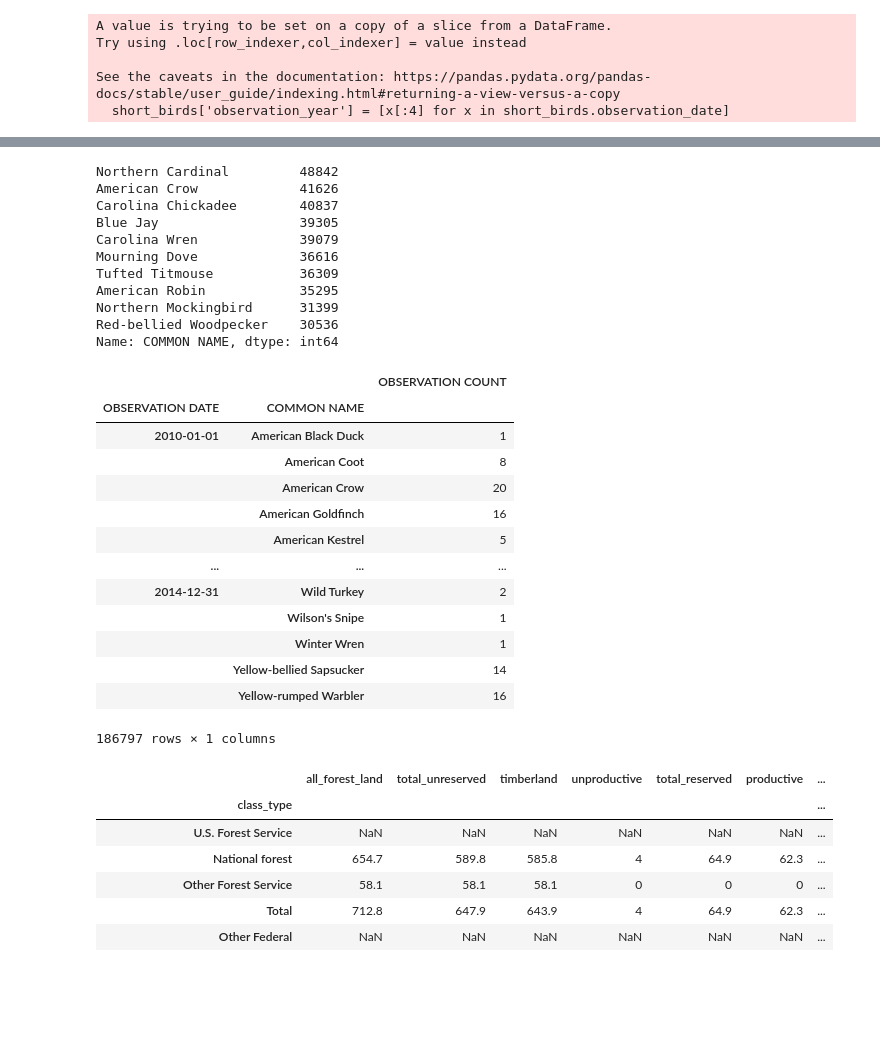
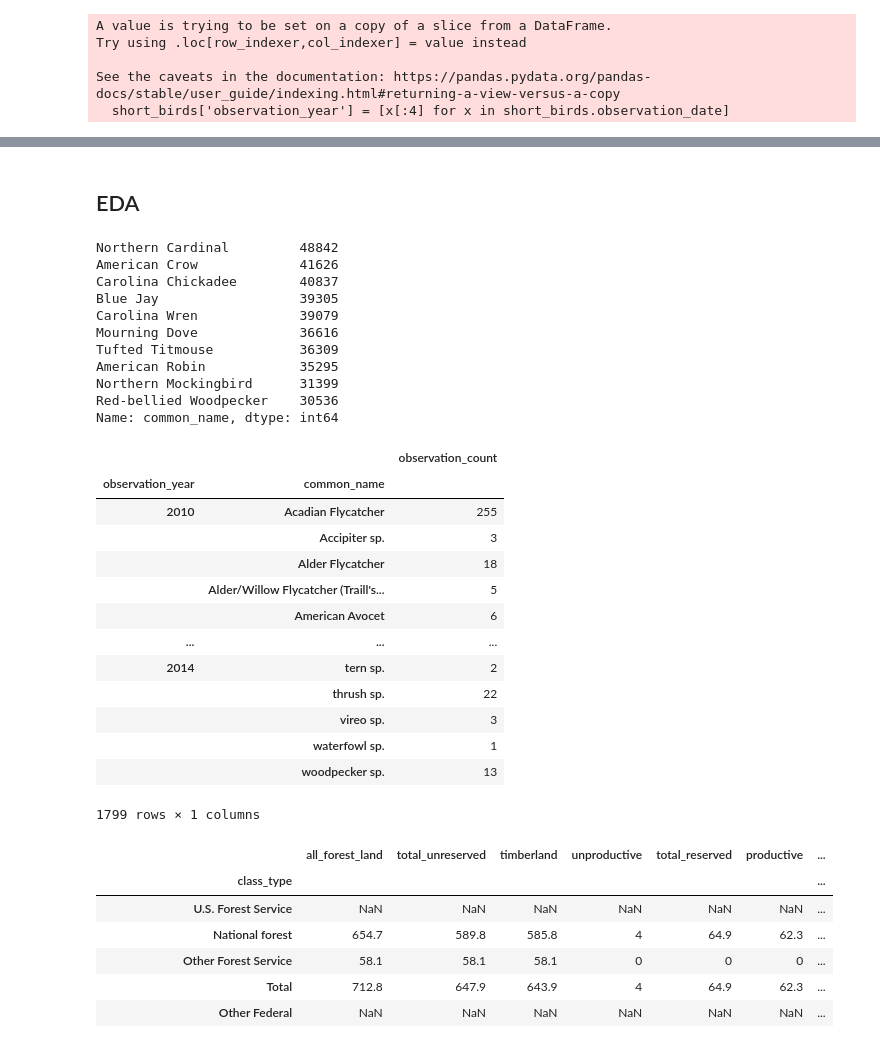
Before and after one commit to danileahacker/NSS-Capstone-Dani-Hacker, a Jupyter notebook: scripts/danih_capstone_eda.ipynb, the cells around one changed output, grey strips where cells are left out. Drawn from its saved outputs; the diff is of its cells as text; code cells hidden in the pictures; blank space fills up the shorter version.

```diff
--- a/scripts/danih_capstone_eda.ipynb
+++ b/scripts/danih_capstone_eda.ipynb
@@ -67,5 +89,7 @@ See the caveats in the documentation: https://pandas.pydata.org/pandas-docs/stab
+# %% [markdown]
+## EDA
 # %%
-birds_2010_2014['COMMON NAME'].value_counts().head(10)
+short_birds.common_name.value_counts().head(10)
 # %% [output]
 Northern Cardinal         48842
 American Crow             41626
@@ -77,24 +101,24 @@ Tufted Titmouse           36309
 American Robin            35295
 Northern Mockingbird      31399
 Red-bellied Woodpecker    30536
-Name: COMMON NAME, dtype: int64
+Name: common_name, dtype: int64
 # %%
-birds_2010_2014.groupby(['OBSERVATION DATE', 'COMMON NAME']).count()[['OBSERVATION COUNT']]
+short_birds.groupby(['observation_year', 'common_name']).count()[['observation_count']]
 # %% [output]
-|  |  | OBSERVATION COUNT |
-| OBSERVATION DATE | COMMON NAME |  |
-| 2010-01-01 | American Black Duck | 1 |
-|  | American Coot | 8 |
-|  | American Crow | 20 |
-|  | American Goldfinch | 16 |
-|  | American Kestrel | 5 |
+|  |  | observation_count |
+| observation_year | common_name |  |
+| 2010 | Acadian Flycatcher | 255 |
+|  | Accipiter sp. | 3 |
+|  | Alder Flycatcher | 18 |
+|  | Alder/Willow Flycatcher (Traill's... | 5 |
+|  | American Avocet | 6 |
 | ... | ... | ... |
-| 2014-12-31 | Wild Turkey | 2 |
-|  | Wilson's Snipe | 1 |
-|  | Winter Wren | 1 |
-|  | Yellow-bellied Sapsucker | 14 |
-|  | Yellow-rumped Warbler | 16 |
+| 2014 | tern sp. | 2 |
+|  | thrush sp. | 22 |
+|  | vireo sp. | 3 |
+|  | waterfowl sp. | 1 |
+|  | woodpecker sp. | 13 |
-186797 rows × 1 columns
+1799 rows × 1 columns
 # %%
 # TN 2016 - figure out how to read in specific tabs:
 
```
Also changed, not shown: parts of 8 cells of this notebook.
